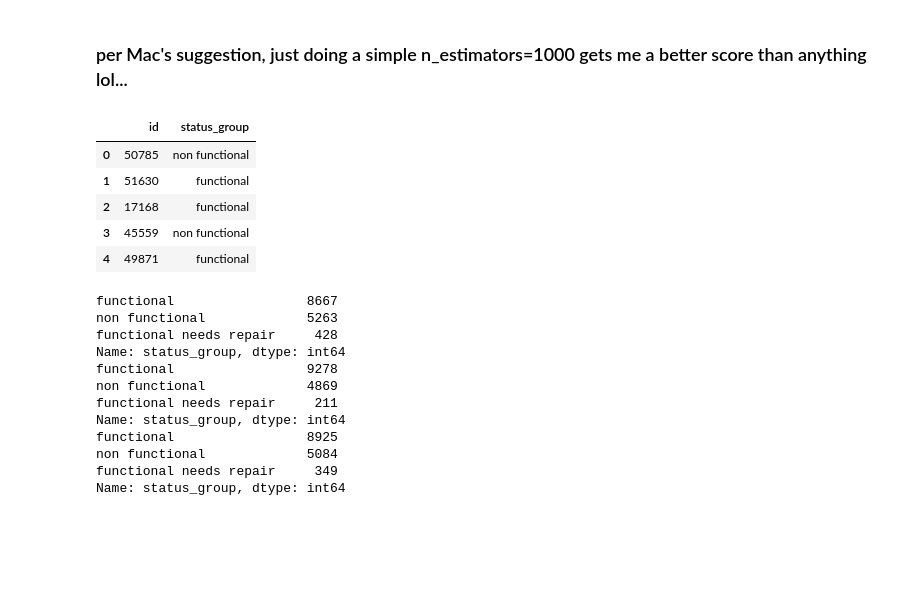
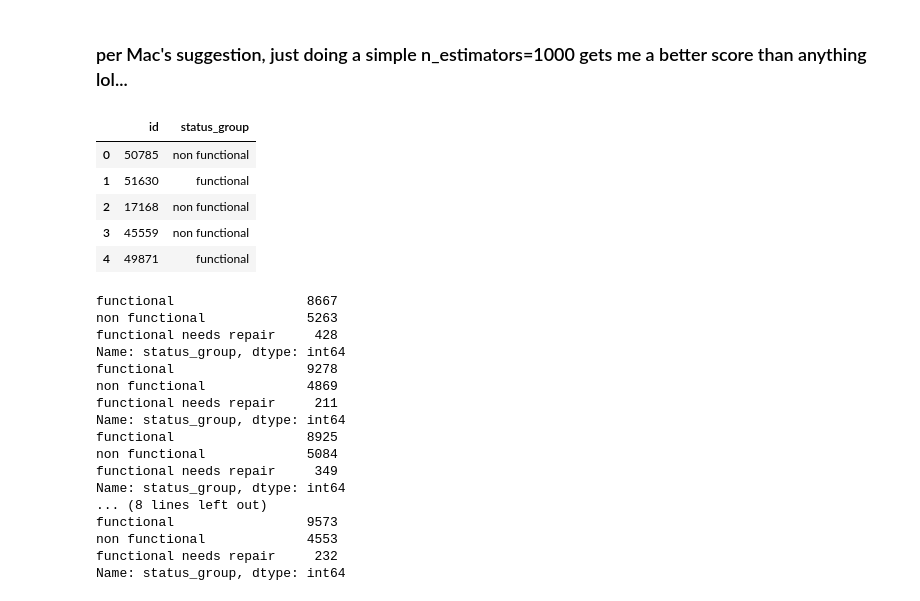
Before and after one commit to sealuwee/DS2-Predictive-Modeling-Challenge, a Jupyter notebook: day 3 we havent beat 0.78256 LB score.ipynb, the cells around one changed output. Cells and saved outputs as stored; diff of their text form; code cells hidden in the pictures; blank space fills up the shorter version.

Commit message:
looking at all my submissions and figuring out where i went wrong

```diff
--- a/day 3 we havent beat 0.78256 LB score.ipynb
+++ b/day 3 we havent beat 0.78256 LB score.ipynb
@@ -281,12 +281,12 @@ drop_these=[
     'id',
     'source_type',
     'source_class',
-    'permit',
     'public_meeting',
     'scheme_name',
     'age',
     'region',
-    'scheme_management'
+    'scheme_management',
+    'management_group'
 ]
 train.drop(columns=drop_these,inplace=True)
 test_features.drop(columns=drop_these,inplace=True)
@@ -359,12 +359,12 @@ X_train = scaler.fit_transform(train)
 X_test = scaler.fit_transform(test_features)
 y_train = train_labels['status_group']
 
-params = {'boosting_type': 'gbdt',
+params = {'boosting_type': 'rf',
           'max_depth' : -1,
           'num_threads': -1,
           'objective': 'multiclass',
           'num_leaves': 1000,
-          'num_iterations': 4000,
+          'num_iterations': 6000,
           'learning_rate': 0.001,
           'max_bin': 1042,
           'subsample_for_bin': 200000,
@@ -373,7 +373,7 @@ params = {'boosting_type': 'gbdt',
           'colsample_bytree': 1,
           'min_split_gain': 0.5,
           'min_child_weight': 5,
-          'min_child_samples': 30,
+          'min_child_samples': 50,
           'num_class' : 3,
           'metric' : 'multi_logloss'}
 
@@ -386,34 +386,34 @@ model = lgb.LGBMClassifier(
     max_bin = params['max_bin'],
     colsample_bytree = params['colsample_bytree'],
     subsample_for_bin = params['subsample_for_bin'],
     subsample = params['subsample'],
     subsample_freq = params['subsample_freq'],
     min_split_gain = params['min_split_gain'],
     min_child_weight = params['min_child_weight'],
     min_child_samples = params['min_child_samples'],
     num_class = params['num_class'],
     metric = params['metric']
 )
 
 # param_grid = {
 #     'num_leaves': [500,1000],
 #     'reg_alpha': [1,3],
 #     'reg_lambda': [3,5],
 # }
 
 # gridsearch = GridSearchCV(model,param_grid=param_grid,cv=5,
 #                           verbose=0, n_jobs=-1, scoring='roc_auc')
 
 model.fit(X_train,y_train)
 
 submission=sample_submission.copy()
 submission['status_group'] = model.predict(X_test)
 submission.head()
 # %% [output]
 |  | id | status_group |
 | 0 | 50785 | non functional |
 | 1 | 51630 | functional |
-| 2 | 17168 | functional |
+| 2 | 17168 | non functional |
 | 3 | 45559 | non functional |
 | 4 | 49871 | functional |
 # %%
@@ -422,14 +422,22 @@ submission.to_csv('submission-026a.csv',index=False)
 s24 = pd.read_csv('submission-024.csv')
 s25 = pd.read_csv('submission-025.csv')
 s26 = pd.read_csv('submission-026.csv')
-s26 = pd.read_csv('submission-026.csv')
-s26 = pd.read_csv('submission-026.csv')
+s26a = pd.read_csv('submission-026a.csv')
+s26b = pd.read_csv('submission-026b.csv')
+s26c = pd.read_csv('submission-026c.csv')
 
+#rf
 print(s24['status_group'].value_counts())
+#dart
 print(s25['status_group'].value_counts())
+#gbrt
 print(s26['status_group'].value_counts())
+#gbrt larger leaves + iters
 print(s26a['status_group'].value_counts())
+#gbrt smaller leaves + iters
 print(s26b['status_group'].value_counts())
+#rf lots of leaves lots of iters
+print(s26c['status_group'].value_counts())
 # %% [output]
 functional                 8667
 non functional             5263
@@ -443,3 +451,8 @@ functional                 8925
 non functional             5084
 functional needs repair     349
 Name: status_group, dtype: int64
+... (8 lines left out)
+functional                 9573
+non functional             4553
+functional needs repair     232
+Name: status_group, dtype: int64
```
Also changed, not shown: parts of 1 cell of this notebook, 3 other files.
